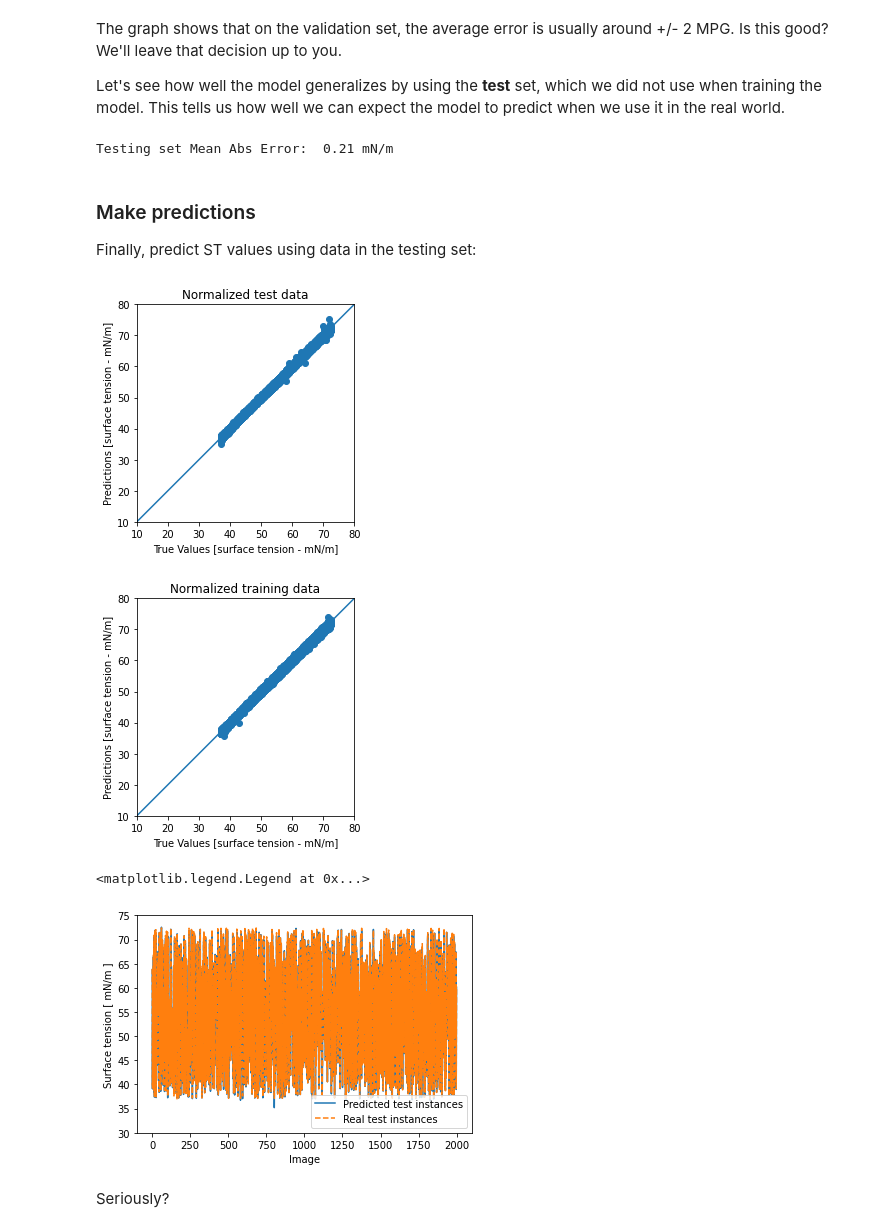
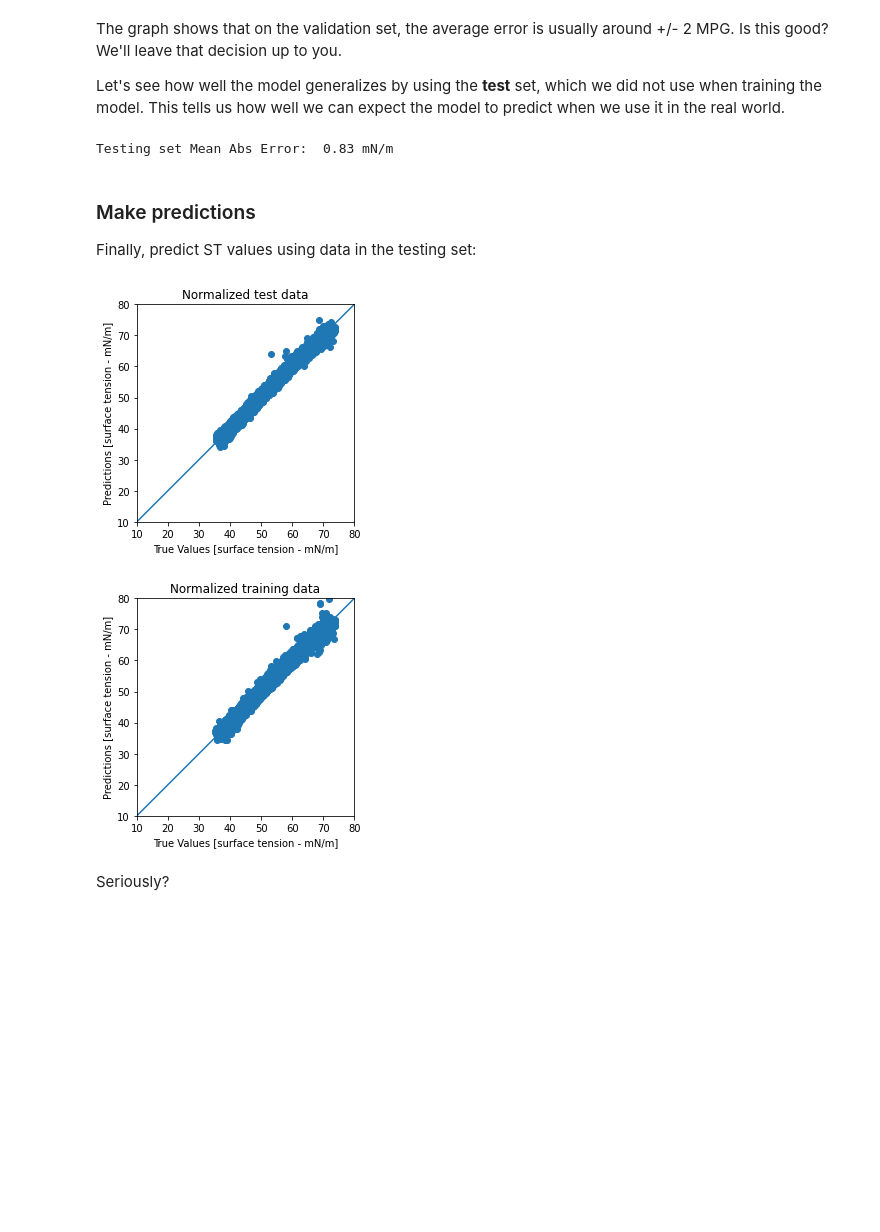
Before and after one commit to sargyri/Drop_Lev, a Jupyter notebook: Machine_learning/test_training_ST_on_model.ipynb, the cells around one changed output. Cells and saved outputs as stored; diff of their text form; code cells hidden in the pictures; blank space fills up the shorter version.

Commit message:
Testing dataset size and prediction error with and without noise

```diff
--- a/Machine_learning/test_training_ST_on_model.ipynb
+++ b/Machine_learning/test_training_ST_on_model.ipynb
@@ -401,14 +402,14 @@ def gen_data(num_sample,sampling):
 
     for j in dataset:
 
-      x,y=pol2cart_theta(j[sampling:sampling+sampling], j[0:sampling])
+      x,y=pol2cart_theta(j[0:sampling], j[sampling:sampling+sampling])
 
-      plt.plot(x,y)
+      plt.plot(x, y)
 
     plt.show()
     return dataset
 
-num_sample=100000  # number of different ST values
+num_sample=50000 # number of different ST values
 sampling=175 # number of coordiante point describing the contour
 
 
@@ -494,0 +495,23 @@ plt.legend()
+# %%
+noisy_dataset=dataset.copy()
+
+np.random.seed(seed=1)
+noise1 = np.random.random(size=[len(dataset), ])*2
+noise2=np.random.random(size=[len(dataset), ])*2
+noisy_dataset.ST=noisy_dataset.ST+noise1-noise2
+
+plt.figure()
+plt.plot(dataset.iloc[0, sampling:sampling*2], dataset.iloc[0, 0:sampling])
+
+plt.figure()
+plt.plot(dataset.ST[0:20], 'o', label='Initial ST')
+plt.plot(noisy_dataset.ST[0:20], 'o', label='ST with noise')
+plt.xlabel('Instance')
+plt.ylabel('Surface tension (mN/m)')
+plt.legend()
+
+plt.figure()
+plt.plot(noisy_dataset.ST[0:20]-dataset.ST[0:20], 'o', label='Difference')
+plt.xlabel('Instance')
+plt.ylabel('Surface tension difference (mN/m)')
+plt.legend()
@@ -498,6 +526,6 @@ plt.legend()
 #The original dataset is on: raw_dataset.tail()
 # dataset=raw_dataset
 #Save the noisy dataset as dataset
-dataset=noisy_dataset
+dataset=noisy_dataset.copy()
 dataset.tail()
 # %% [output]
@@ -756,7 +781,7 @@ loss, mae, mse = model.evaluate(normed_test_data, test_labels, verbose=0)
 
 print("Testing set Mean Abs Error: {:5.2f} mN/m".format(mae))
 # %% [output]
-Testing set Mean Abs Error:  0.21 mN/m
+Testing set Mean Abs Error:  0.83 mN/m
 # %% [markdown]
 ### Make predictions
 
@@ -764,42 +789,40 @@ Finally, predict ST values using data in the testing set:
 # %%
 test_predictions = model.predict(normed_test_data).flatten()
 
 plt.scatter(test_labels, test_predictions)
 plt.title('Normalized test data')
 plt.xlabel('True Values [surface tension - mN/m]')
 plt.ylabel('Predictions [surface tension - mN/m]')
 plt.axis('equal')
 plt.axis('square')
 plt.xlim([10,80])
 plt.ylim([10,80])
 _ = plt.plot([-100, 100], [-100, 100])
 plt.show()
 
 test_predictions2 = model.predict(normed_train_data).flatten()
 
 plt.scatter(train_labels, test_predictions2)
 plt.title('Normalized training data')
 plt.xlabel('True Values [surface tension - mN/m]')
 plt.ylabel('Predictions [surface tension - mN/m]')
 plt.axis('equal')
 plt.axis('square')
 plt.xlim([10,80])
 plt.ylim([10,80])
 _ = plt.plot([-100, 100], [-100, 100])
 plt.show()
 
-plt.figure()
-plt.xlabel('Image')
-plt.ylabel('Surface tension [ mN/m ]')
-plt.ylim(30, 75)
-plt.plot(test_predictions[0:2000], label='Predicted test instances')
-plt.plot(range(len(test_labels)-18000), test_labels[0:2000], '--', label='Real test instances')
-plt.legend()
+# plt.figure()
+# plt.xlabel('Image')
+# plt.ylabel('Surface tension [ mN/m ]')
+# plt.ylim(30, 75)
+# plt.plot(test_predictions[0:2000], label='Predicted test instances')
+# plt.plot(range(len(test_labels)-18000), test_labels[0:2000], '--', label='Real test instances')
+# plt.legend()
 # %% [output]
-[figure, old version]
+[figure, new version]
-[figure, old version]
+[figure, new version]
-<matplotlib.legend.Legend at 0x...>
-[figure, removed]
 # %% [markdown]
 Seriously?
 # %%
```
Also changed, not shown: parts of 18 cells of this notebook.
